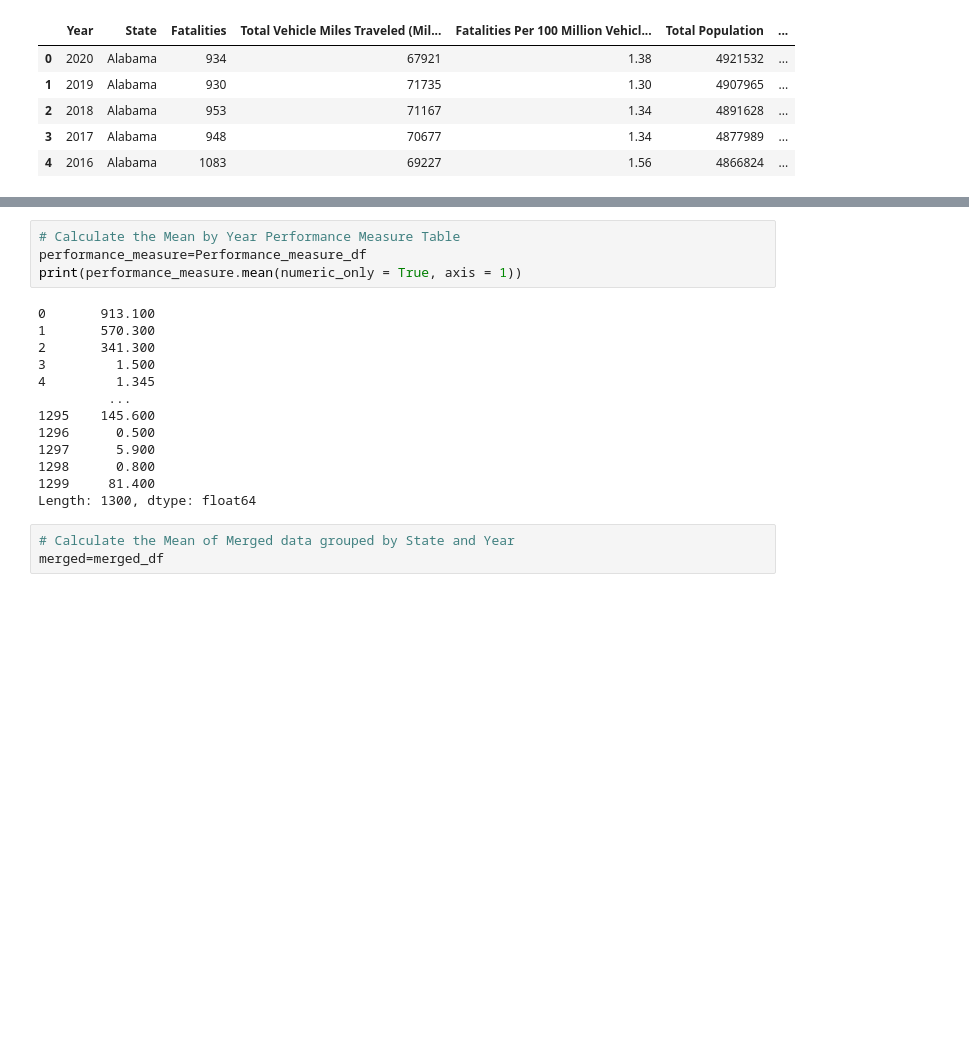
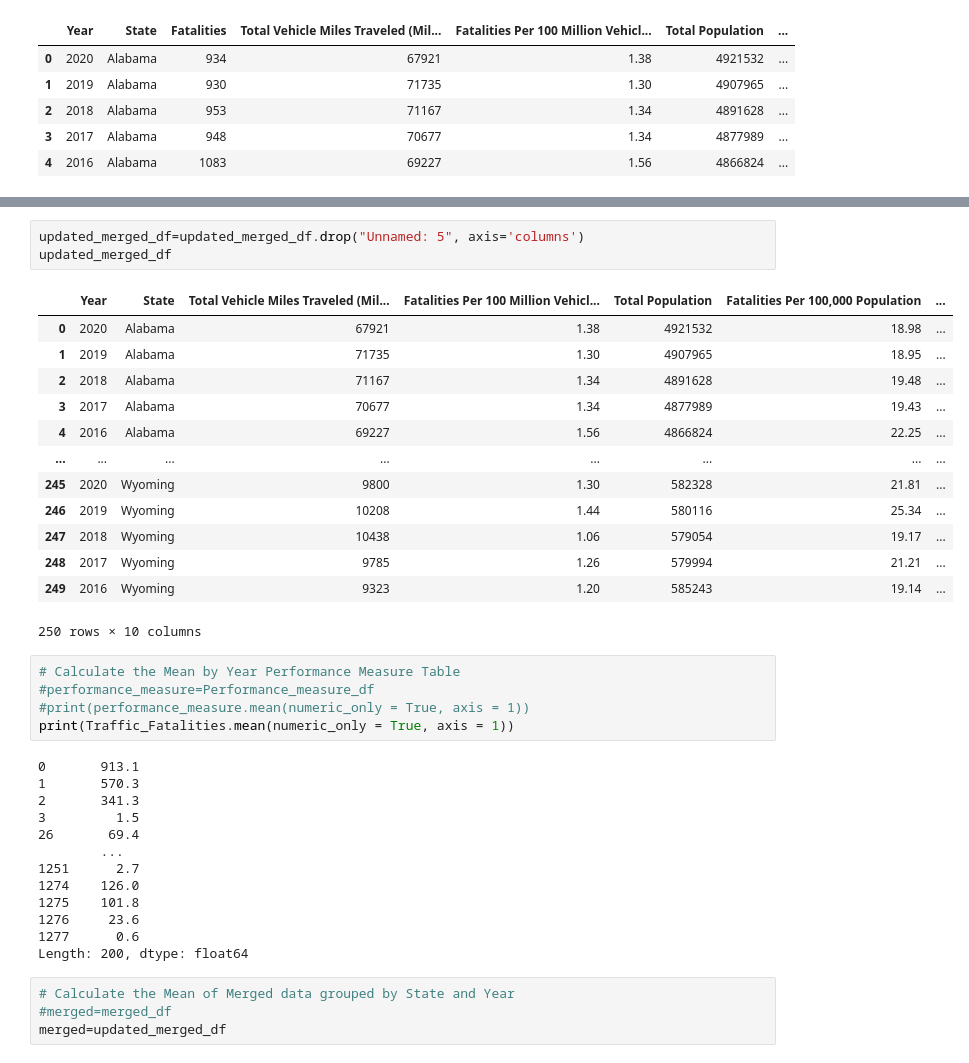
Before and after one commit to AjaniBenoit/Final_Project, a Jupyter notebook: EDA CODE/EDA Final Project .ipynb, the cells around one changed output, grey strips where cells are left out. Cells and saved outputs as stored; diff of their text form; blank space fills up the shorter version.

```diff
--- a/EDA CODE/EDA Final Project .ipynb
+++ b/EDA CODE/EDA Final Project .ipynb
@@ -82,23 +144,42 @@ merged_df.head()
+# %%
+updated_merged_df=updated_merged_df.drop("Unnamed: 5", axis='columns')
+updated_merged_df
+# %% [output]
+|  | Year | State | Total Vehicle Miles Traveled (Mil... | Fatalities Per 100 Million Vehicl... | Total Population | Fatalities Per 100,000 Population | ... |
+| 0 | 2020 | Alabama | 67921 | 1.38 | 4921532 | 18.98 | ... |
+| 1 | 2019 | Alabama | 71735 | 1.30 | 4907965 | 18.95 | ... |
+| 2 | 2018 | Alabama | 71167 | 1.34 | 4891628 | 19.48 | ... |
+| 3 | 2017 | Alabama | 70677 | 1.34 | 4877989 | 19.43 | ... |
+| 4 | 2016 | Alabama | 69227 | 1.56 | 4866824 | 22.25 | ... |
+| ... | ... | ... | ... | ... | ... | ... | ... |
+| 245 | 2020 | Wyoming | 9800 | 1.30 | 582328 | 21.81 | ... |
+| 246 | 2019 | Wyoming | 10208 | 1.44 | 580116 | 25.34 | ... |
+| 247 | 2018 | Wyoming | 10438 | 1.06 | 579054 | 19.17 | ... |
+| 248 | 2017 | Wyoming | 9785 | 1.26 | 579994 | 21.21 | ... |
+| 249 | 2016 | Wyoming | 9323 | 1.20 | 585243 | 19.14 | ... |
+250 rows × 10 columns
 # %%
 # Calculate the Mean by Year Performance Measure Table
-performance_measure=Performance_measure_df
-print(performance_measure.mean(numeric_only = True, axis = 1))
+#performance_measure=Performance_measure_df
+#print(performance_measure.mean(numeric_only = True, axis = 1))
+print(Traffic_Fatalities.mean(numeric_only = True, axis = 1))
 # %% [output]
-0       913.100
-1       570.300
-2       341.300
-3         1.500
-4         1.345
-         ...
-1295    145.600
-1296      0.500
-1297      5.900
-1298      0.800
-1299     81.400
-Length: 1300, dtype: float64
+0       913.1
+1       570.3
+2       341.3
+3         1.5
+26       69.4
+        ...
+1251      2.7
+1274    126.0
+1275    101.8
+1276     23.6
+1277      0.6
+Length: 200, dtype: float64
 # %%
 # Calculate the Mean of Merged data grouped by State and Year
-merged=merged_df
+#merged=merged_df
+merged=updated_merged_df
 # %%
 # Mean Group by State
 print(merged.groupby('State').mean())
```
Also changed, not shown: parts of 12 cells of this notebook, 2 other files.
